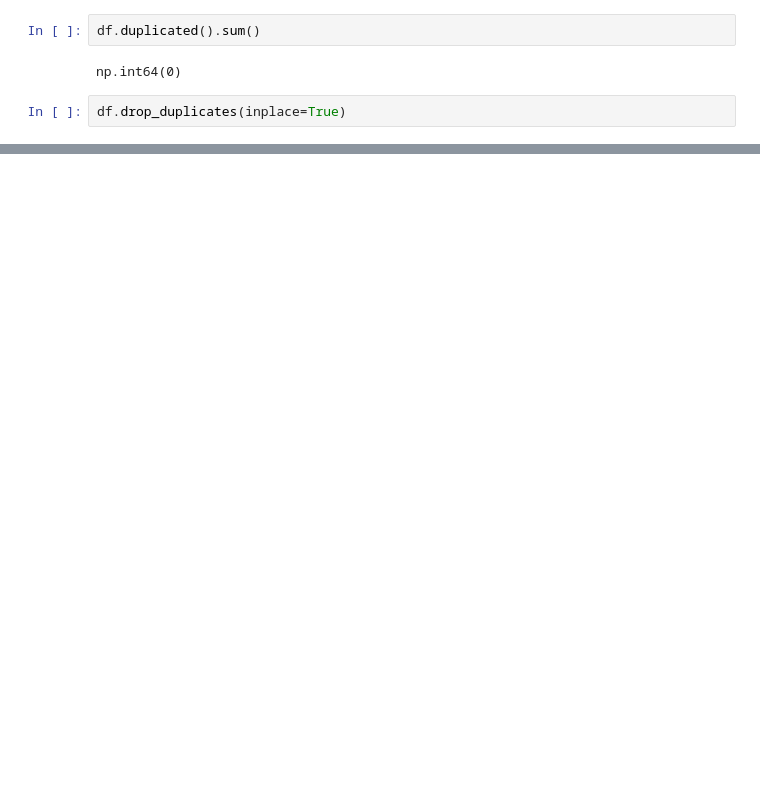
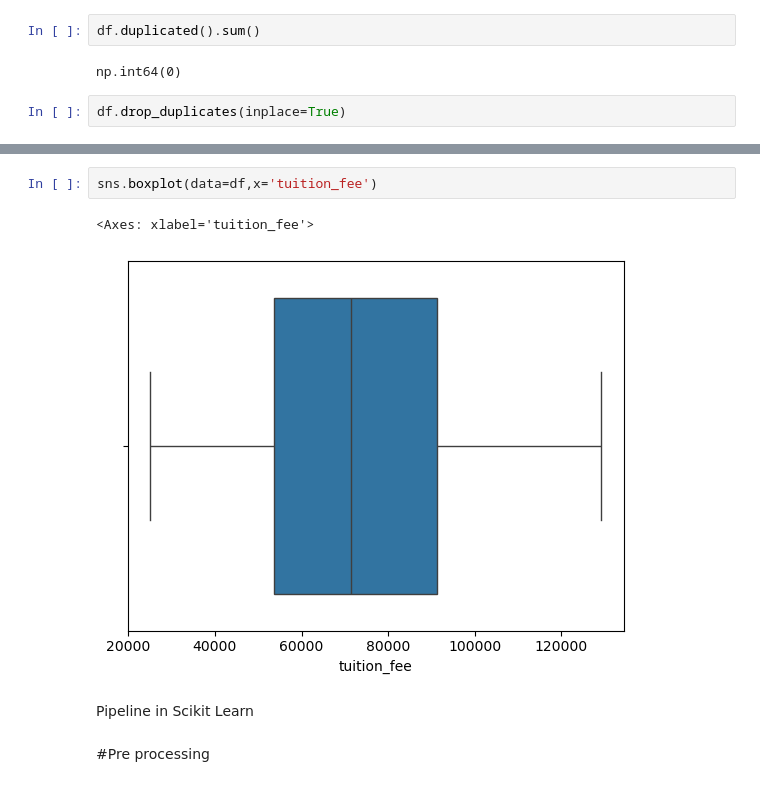
Before and after one commit to msanimfarhan/EndToEnd-MachineLearning, a Jupyter notebook: Ml-Pipeline.ipynb, the cells around one changed output, grey strips where cells are left out. Drawn from its saved outputs; the diff is of its cells as text; blank space fills up the shorter version.

```diff
--- a/Ml-Pipeline.ipynb
+++ b/Ml-Pipeline.ipynb
@@ -89,0 +126,9 @@ df.drop_duplicates(inplace=True)
+# %%
+sns.boxplot(data=df,x='tuition_fee')
+# %% [output]
+<Axes: xlabel='tuition_fee'>
+[figure, added]
+# %% [markdown]
+Pipeline in Scikit Learn
+# %% [markdown]
+#Pre processing
```
Also changed, not shown: parts of 12 cells of this notebook.
